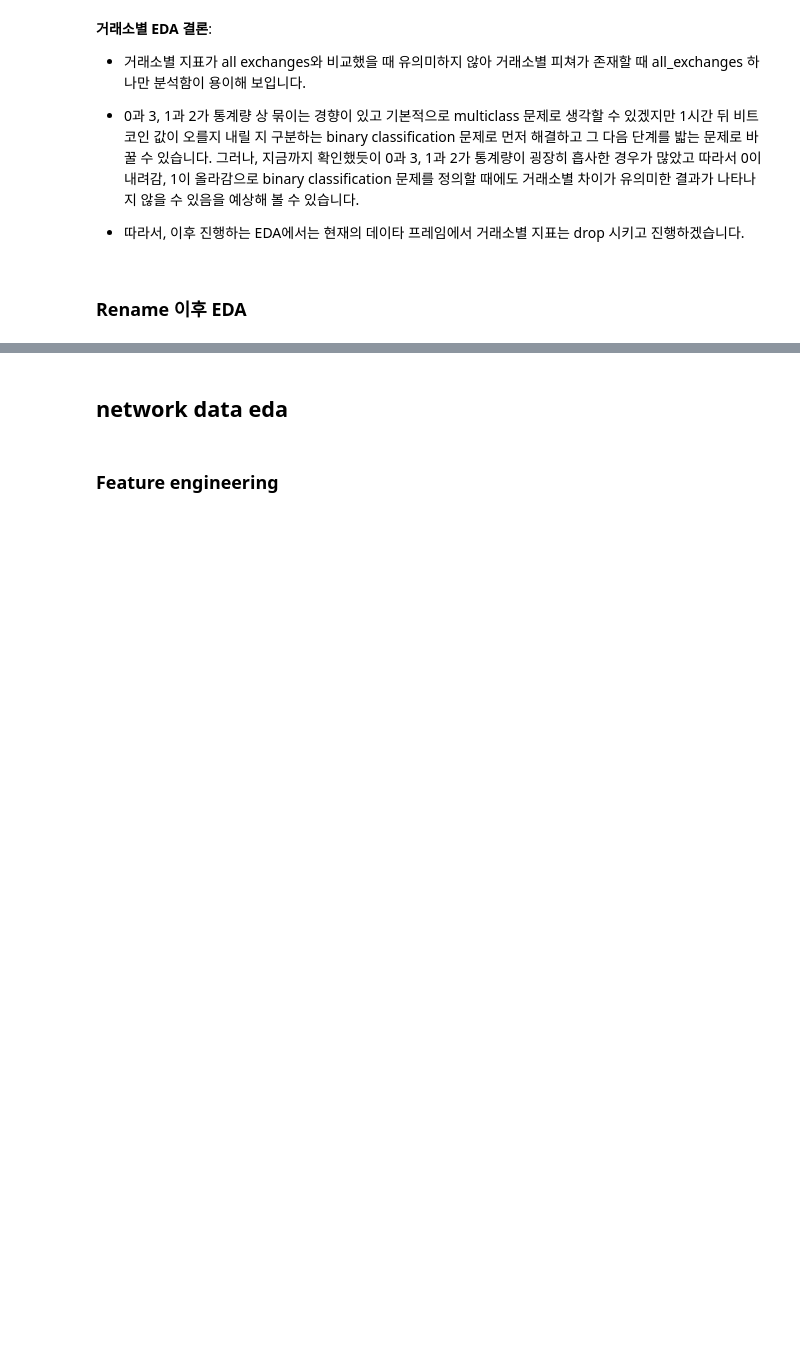
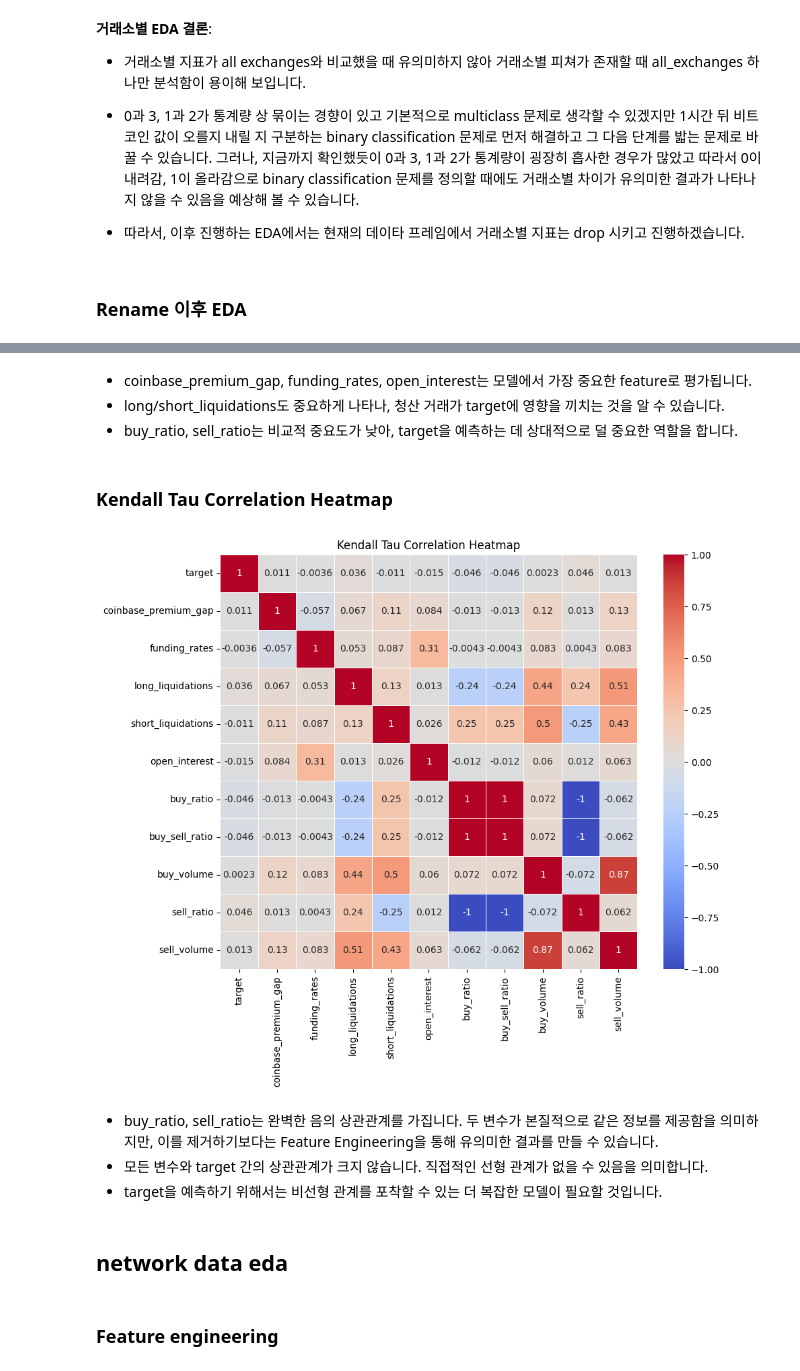
Before and after one commit to boostcampaitech7/level1-classificationinmachinelearning-recsys-10, a Jupyter notebook: eda_fe.ipynb, the cells around one changed output, grey strips where cells are left out. Cells and saved outputs as stored; diff of their text form; code cells hidden in the pictures; blank space fills up the shorter version.

Commit message:
Updated EDA for feature engineering in eda_fe.ipynb

```diff
--- a/eda_fe.ipynb
+++ b/eda_fe.ipynb
@@ -637,3 +816,24 @@ df.shape
+# %% [markdown]
+- coinbase_premium_gap, funding_rates, open_interest는 모델에서 가장 중요한 feature로 평가됩니다.
+- long/short_liquidations도 중요하게 나타나, 청산 거래가 target에 영향을 끼치는 것을 알 수 있습니다.
+- buy_ratio, sell_ratio는 비교적 중요도가 낮아, target을 예측하는 데 상대적으로 덜 중요한 역할을 합니다.
+# %% [markdown]
+### Kendall Tau Correlation Heatmap
+# %%
+# Kendall Tau Correlation 계산
+kendall_corr = eda_df_train_filtered.corr(method='kendall')
+
+# 시각화
+plt.figure(figsize=(10, 8))
+sns.heatmap(kendall_corr, annot=True, cmap='coolwarm', linewidths=0.5)
+plt.title("Kendall Tau Correlation Heatmap")
+plt.show()
+# %% [output]
+[figure, added]
+# %% [markdown]
+- buy_ratio, sell_ratio는 완벽한 음의 상관관계를 가집니다. 두 변수가 본질적으로 같은 정보를 제공함을 의미하지만, 이를 제거하기보다는 Feature Engineering을 통해 유의미한 결과를 만들 수 있습니다.
+- 모든 변수와 target 간의 상관관계가 크지 않습니다. 직접적인 선형 관계가 없을 수 있음을 의미합니다.
+- target을 예측하기 위해서는 비선형 관계를 포착할 수 있는 더 복잡한 모델이 필요할 것입니다.
 # %% [markdown]
 ## network data eda
 # %% [markdown]
```
Also changed, not shown: parts of 38 cells of this notebook.
